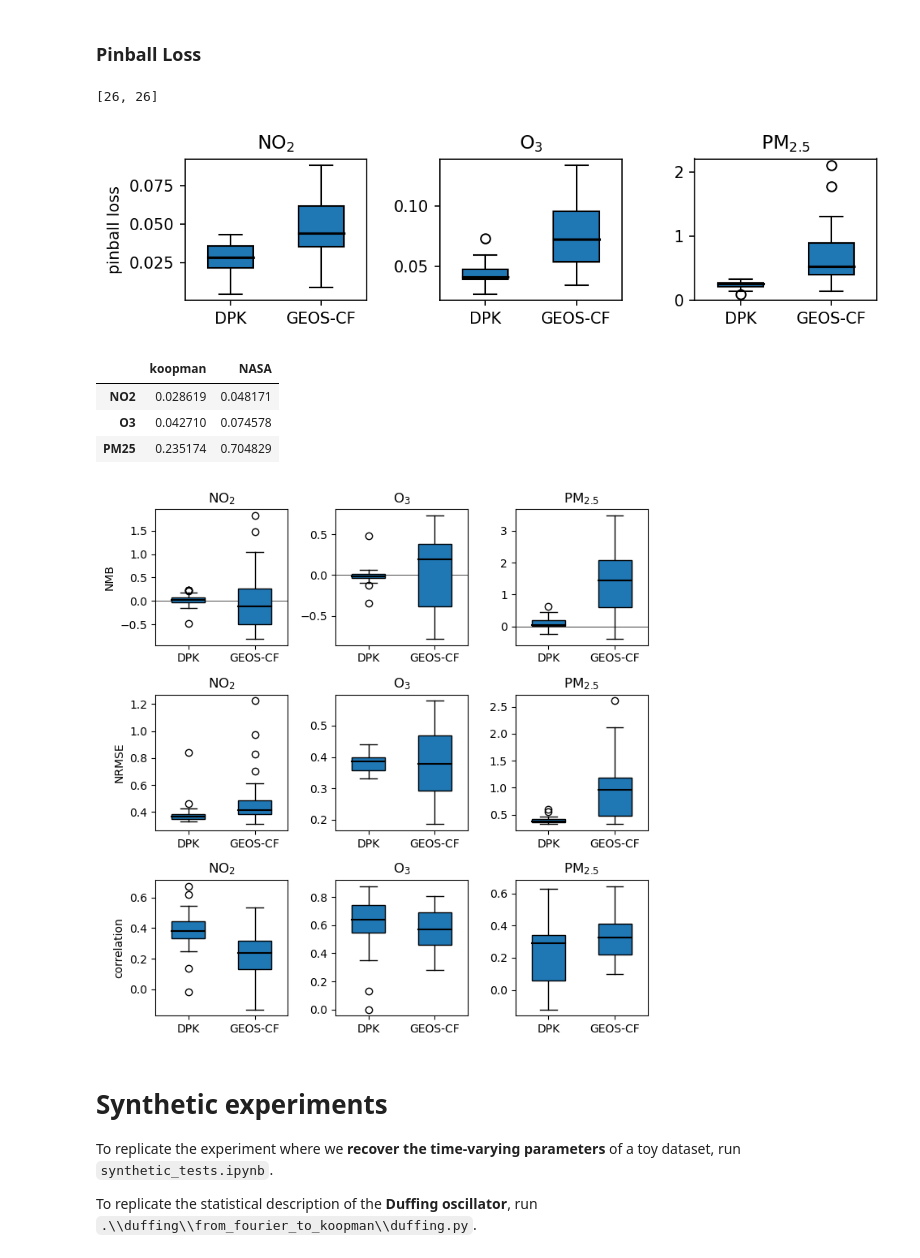
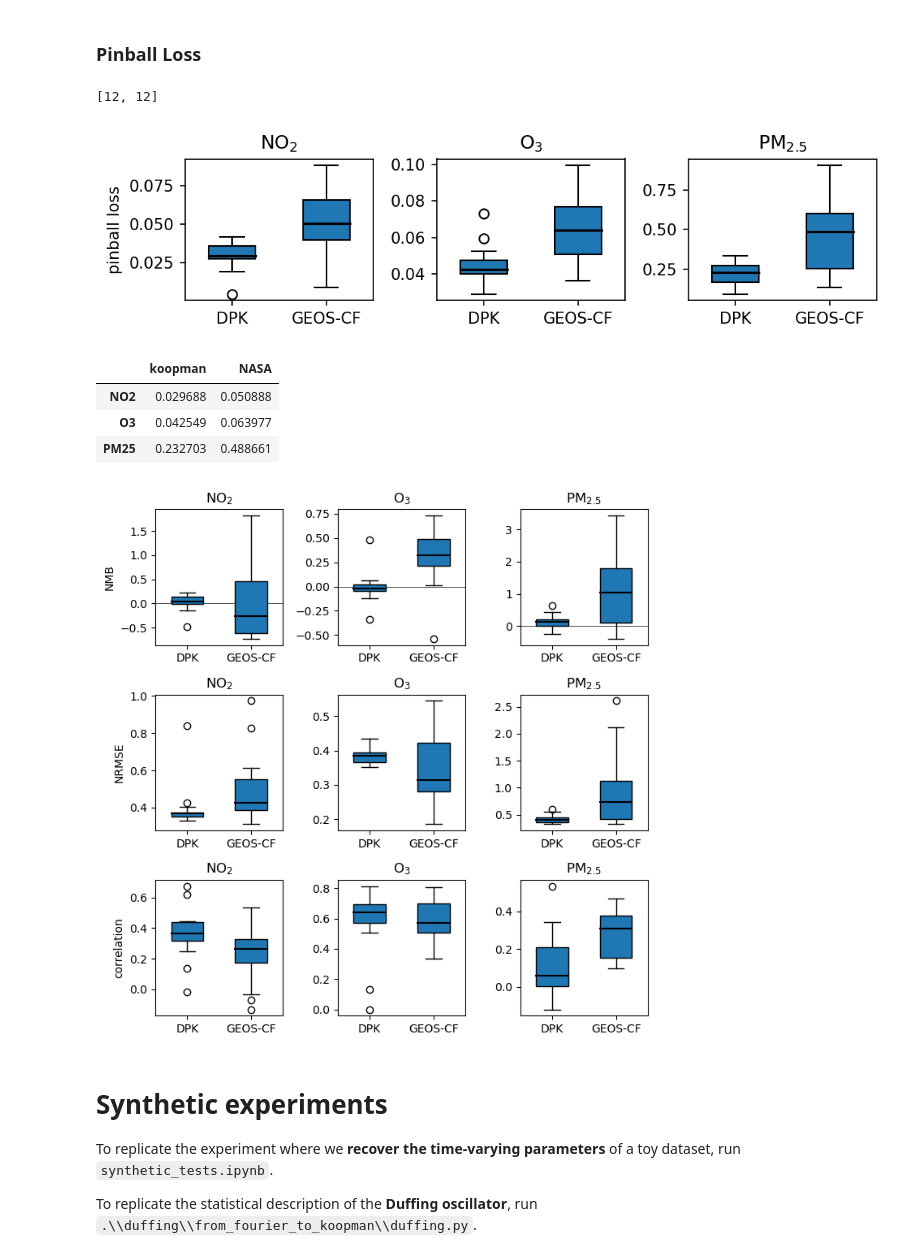
Before and after one commit to AlexTMallen/koopman-forecasting, a Jupyter notebook: figures.ipynb, the cells around one changed output. Saved outputs shown, nothing was run; the diff lists cells and outputs as text; code cells hidden in the pictures.

Commit message:
added calibration tests for atmo_chem; removed stations where obs doesn't start Jan 2018

```diff
--- a/figures.ipynb
+++ b/figures.ipynb
@@ -299,6 +301,8 @@ with open(".\\atmo_chem\\NASAcomparison.json") as f:
     NASAcomparison = json.loads(f.read())
 # %% [markdown]
 ### Pinball Loss
+# %%
+bad_obss = ['EEA_IE_IE.IE001DP','EEA_IS_IS0053A','Station0000468','Station0000734','Station0000773','Station0000805','Station0000899','Station0001880','Station0002146','Station0002646','Station0002787','Station0003746','Station0004847','Station0004996','Station0005449', 'Station0005477']  # for these stations, we omit comparisons because observations do not start until late 2018/2019
 # %%
 pinball = pd.DataFrame({"koopman": {"NO2": [], "O3": [], "PM25": []}, "NASA": {"NO2": [], "O3": [], "PM25": []}})
 nmb = pd.DataFrame({"koopman": {"NO2": [], "O3": [], "PM25": []}, "NASA": {"NO2": [], "O3": [], "PM25": []}})
@@ -309,7 +313,7 @@ chem_names = ["NO$_2$", "O$_3$", "PM$_{2.5}$"]
 
 for station in NASAcomparison:
     """Comparisons on stations 478 and 621 are excluded because there were no observations from the last 9 months of the training year."""
-    if station not in ["Station0000478", "Station0000621"]:
+    if station not in ["Station0000478", "Station0000621"] + bad_obss:
         for chemical in ["NO2", "O3", "PM25"]:
             if NASAcomparison[station][chemical]["koopman"] != {}: # make sure data was there
                 if np.isfinite(NASAcomparison[station][chemical]["koopman"]["pinball"]):
@@ -326,28 +330,28 @@ for station in NASAcomparison:
 # %%
 [len(p) for p in pinball.loc["PM25"]]
 # %% [output]
-[26, 26]
+[12, 12]
 # %%
 plt.subplots(figsize=(7, 2), dpi=150)
 for i, chem in enumerate(pinball.index[::-1]):
     plt.subplot(1, 3, 3 - i)
     for col in pinball.columns:
         p = np.array(pinball[col][chem])
         pinball[col][chem] = p
-        pinball_means[col][chem] = p.mean()
+        pinball_means[col][chem] = np.mean(p)
     plt.boxplot(pinball.loc[chem], widths=[0.5, 0.5], showfliers=True, patch_artist=True, labels=["DPK", "GEOS-CF"], medianprops={"linewidth":1.5, "color":'k'})
     plt.title(chem_names[2 - i])
 plt.ylabel("pinball loss")
 plt.tight_layout()
 # %% [output]
-[figure, old version]
+[figure, new version]
 # %%
 pinball_means
 # %% [output]
 |  | koopman | NASA |
-| NO2 | 0.028619 | 0.048171 |
-| O3 | 0.042710 | 0.074578 |
-| PM25 | 0.235174 | 0.704829 |
+| NO2 | 0.029688 | 0.050888 |
+| O3 | 0.042549 | 0.063977 |
+| PM25 | 0.232703 | 0.488661 |
 # %%
 plt.subplots(figsize=(7, 7), dpi=100)
 for i, chem in enumerate(nmb.index[::-1]):
@@ -381,7 +385,7 @@ for i, chem in enumerate(correlation.index[::-1]):
 plt.ylabel("correlation")
 plt.tight_layout()
 # %% [output]
-[figure, old version]
+[figure, new version]
 # %% [markdown]
 # Synthetic experiments
 To replicate the experiment where we **recover the time-varying parameters** of a toy dataset, run `synthetic_tests.ipynb`.
```
Also changed, not shown: parts of 1 cell of this notebook, 2 other files.
